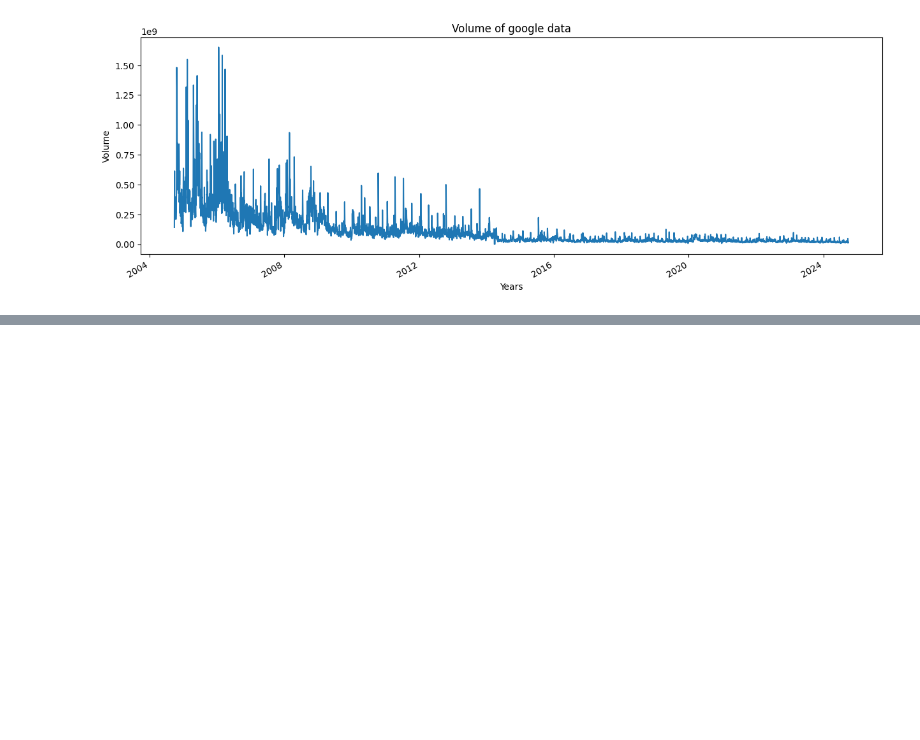
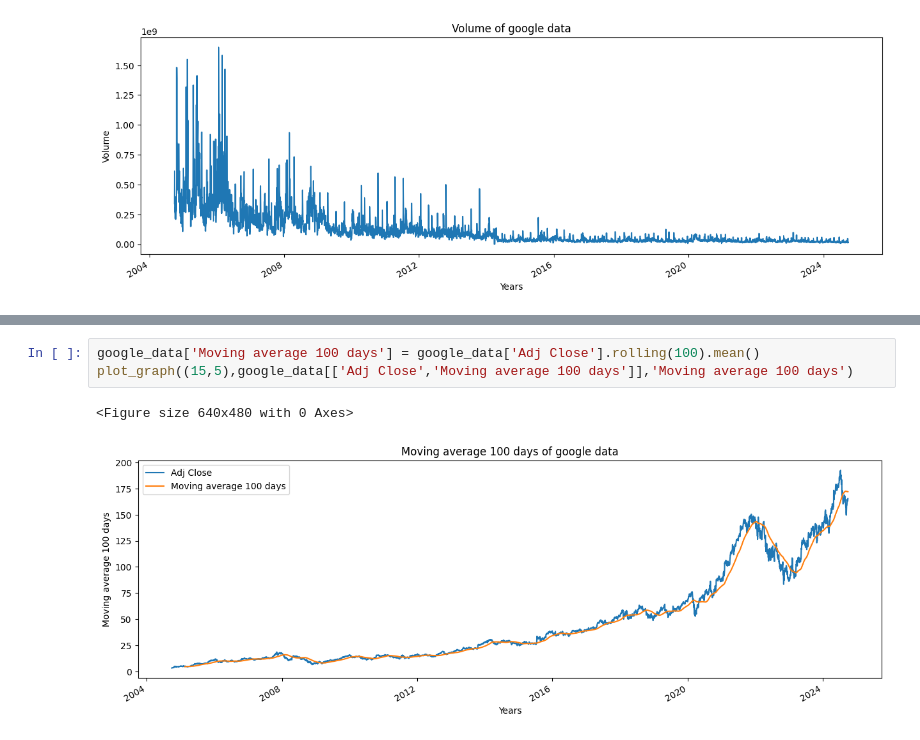
Before and after one commit to Prajwal18-MD/Stock_prediction, a Jupyter notebook: stock_predict.ipynb, the cells around one changed output, grey strips where cells are left out. Cells and saved outputs as stored; diff of their text form; blank space fills up the shorter version.

```diff
--- a/stock_predict.ipynb
+++ b/stock_predict.ipynb
@@ -96,0 +146,6 @@ for column in google_data.columns:
+# %%
+google_data['Moving average 100 days'] = google_data['Adj Close'].rolling(100).mean()
+plot_graph((15,5),google_data[['Adj Close','Moving average 100 days']],'Moving average 100 days')
+# %% [output]
+<Figure size 640x480 with 0 Axes>
+[figure, added]
```
Also changed, not shown: parts of 11 cells of this notebook, 1 other file.
